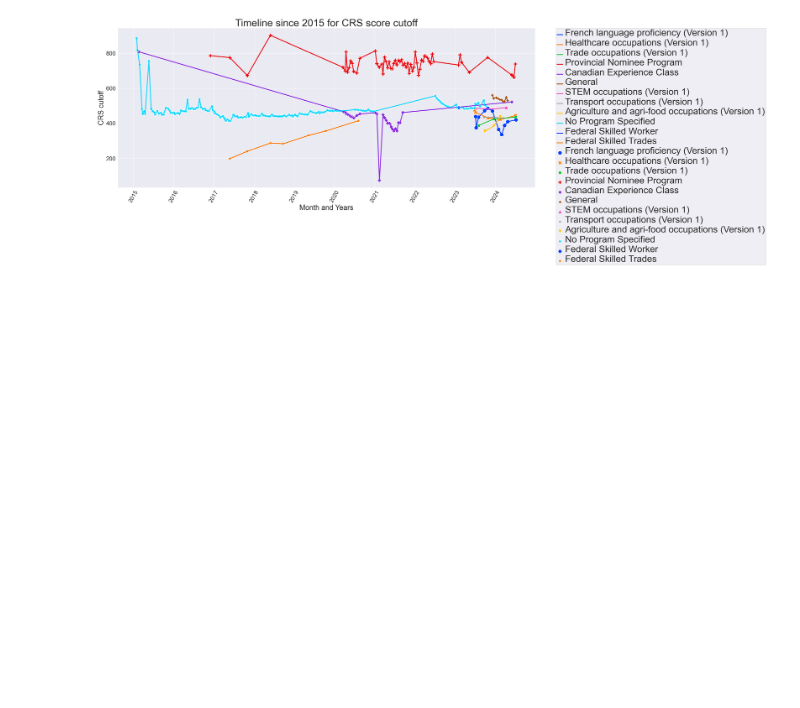
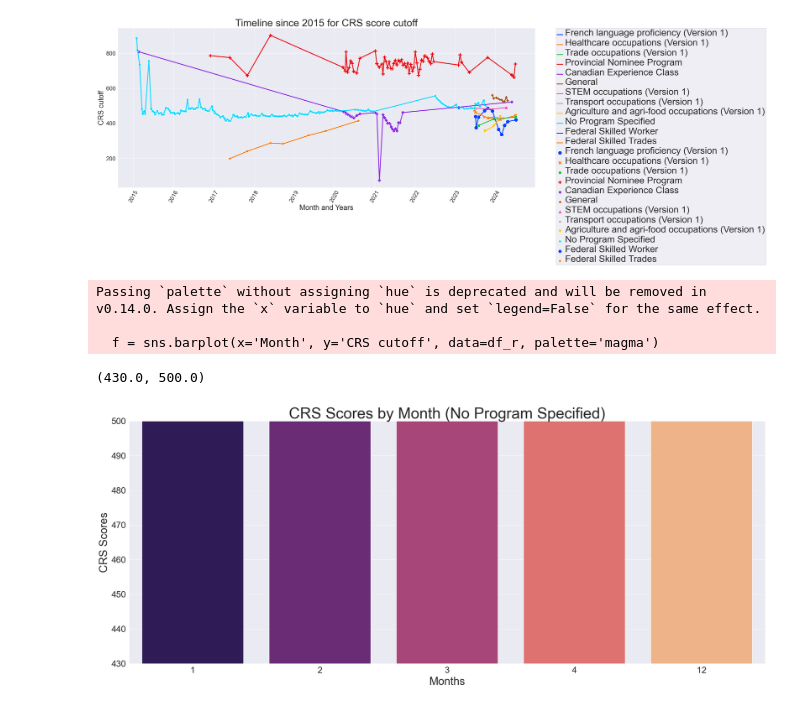
Before and after one commit to anicolas91/CRScanada_MLOps, a Jupyter notebook: CRScanada_modelDevelopment.ipynb, the cells around one changed output. Drawn from its saved outputs; the diff is of its cells as text; code cells hidden in the pictures; blank space fills up the shorter version.

Commit message:
feat(CRScanda_modelDevelopment.ipynb): added background info on the CRS data and added visuals
also cleaned up the main data to use for ML fitting

```diff
--- a/CRScanada_modelDevelopment.ipynb
+++ b/CRScanada_modelDevelopment.ipynb
@@ -80,6 +80,9 @@ columns={"drawNumber": "id",
 
 df = df.astype(dtype=dtypes)
 df = df.rename(columns=columns)
+# %%
+df['Month'] = df['date'].dt.month
+df['Year'] = df['date'].dt.year
 # %%
 df.info()
 # %% [output]
@@ -135,6 +138,32 @@ f = plt.xticks(fontsize=20)
 f = plt.yticks(fontsize=20)
 # %% [output]
 [figure]
+# %%
+idx = df["round type"].isin(["No program specified","General"]) & (df["date"] > pd.to_datetime('2015-07-01'))
+df_r = df[idx]
+# %%
+plt.figure(figsize=(26,10))
+sns.set_style('darkgrid')
+f = sns.barplot(x='Month', y='CRS cutoff', data=df_r, palette='magma')
+for p in f.patches:
+    f.annotate(format(p.get_height(), '.1f'),
+                   (p.get_x() + p.get_width() / 2., p.get_height()),
+                   ha = 'center', va = 'center',
+                   xytext = (0,9), size=20,
+                   textcoords = 'offset points')
+g =plt.xticks(rotation=0)
+f.set_xlabel('Months', fontsize=25)
+f.set_ylabel('CRS Scores', fontsize=25)
+f.set_title('CRS Scores by Month (No Program Specified)', fontsize=35)
+f = plt.xticks(fontsize=20)
+f = plt.yticks(fontsize=20)
+plt.ylim(430,500)
+# %% [output]
+Passing `palette` without assigning `hue` is deprecated and will be removed in v0.14.0. Assign the `x` variable to `hue` and set `legend=False` for the same effect.
+
+  f = sns.barplot(x='Month', y='CRS cutoff', data=df_r, palette='magma')
+(430.0, 500.0)
+[figure, added]
 # %%
 df[["date","CRS cutoff","invitations issued","total applications","round type"]].groupby('round type').describe(percentiles=[])
 # %% [output]
```
Also changed, not shown: parts of 8 cells of this notebook.
